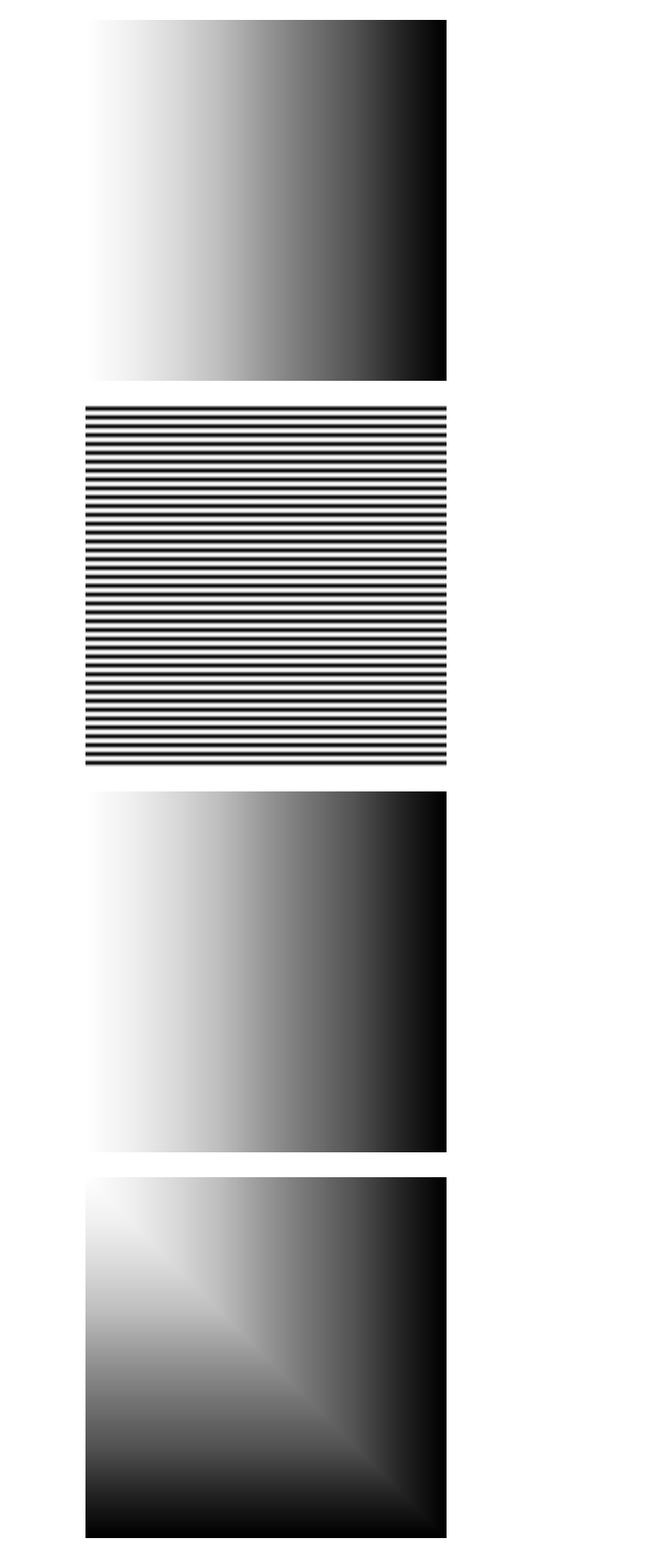
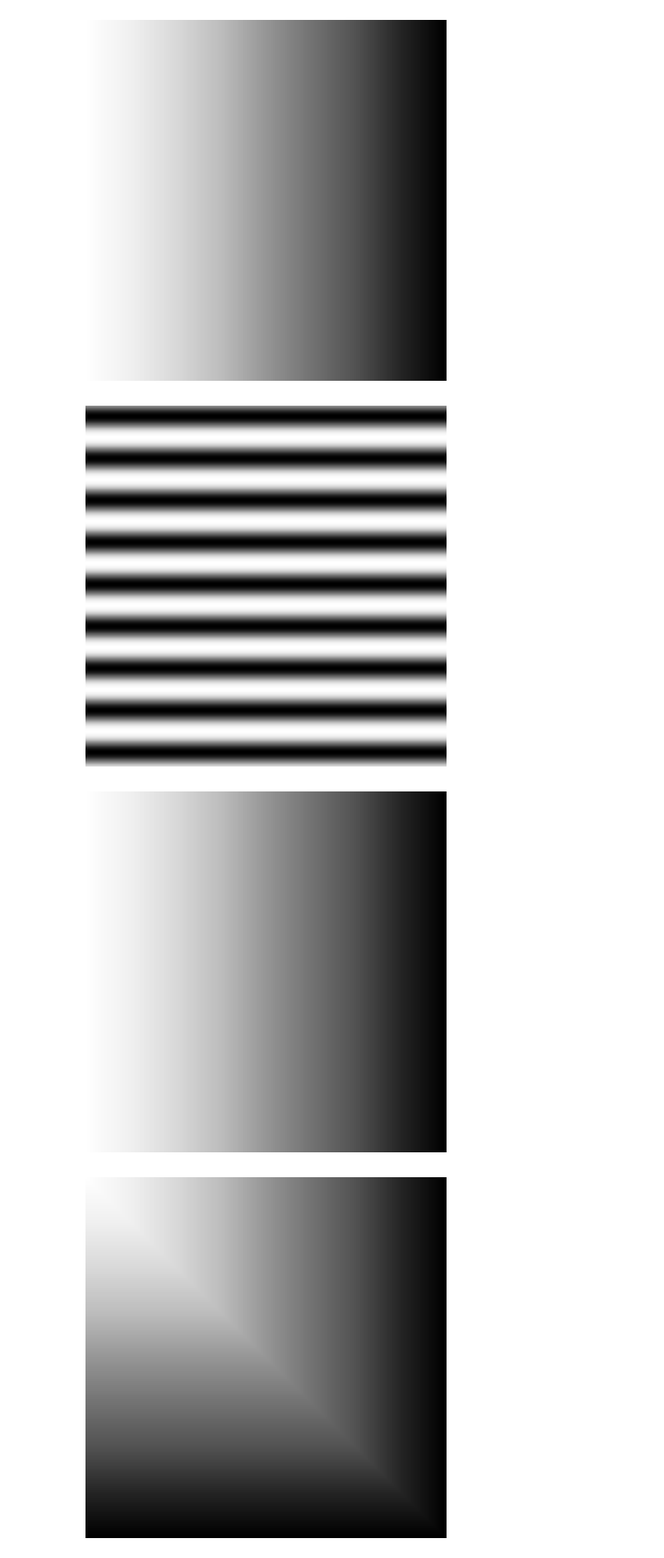
Before and after one commit to chucheria/CPPN, a Jupyter notebook: examples/generate_patterns.ipynb, the cells around one changed output. Shown at 83% size. Drawn from its saved outputs; the diff is of its cells as text; code cells hidden in the pictures.

```diff
--- a/examples/generate_patterns.ipynb
+++ b/examples/generate_patterns.ipynb
@@ -21,13 +21,13 @@ plot_pattern(img, size_x=256, size_y=256)
 [figure]
 # %%
 img = color_factory.generate(pattern='sin',
-                             size_x=256,
-                             size_y=256,
-                             scale=1)
+                             size_x=1080,
+                             size_y=1080,
+                             scale=0.05)
 
-plot_pattern(img, size_x=256, size_y=256)
+plot_pattern(img, size_x=1080, size_y=1080)
 # %% [output]
-[figure, old version]
+[figure, new version]
 [figure]
 # %%
 img = color_factory.generate(pattern='square',
```
Also changed, not shown: parts of 5 cells of this notebook, 2 other files.
